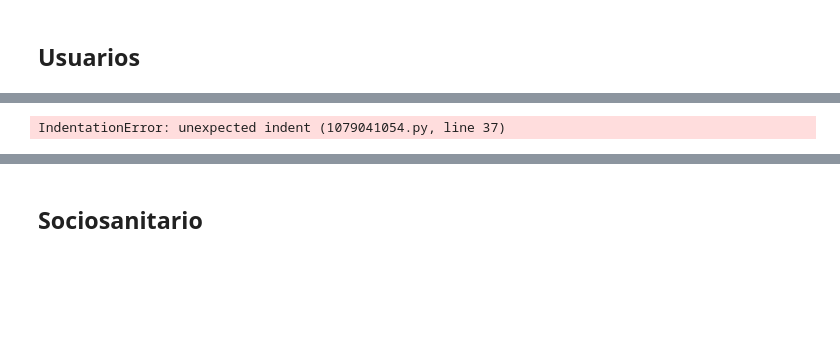
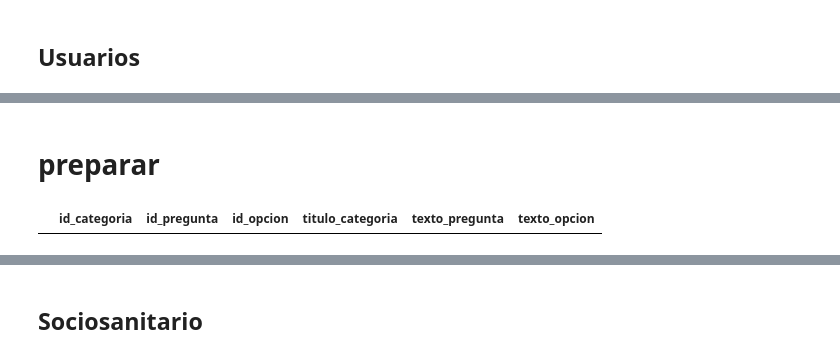
Before and after one commit to JavierRodriguezFontiveros/FELGTBI-, a Jupyter notebook: Api/p.ipynb, the cells around one changed output, grey strips where cells are left out. Cells and saved outputs as stored; diff of their text form; code cells hidden in the pictures; blank space fills up the shorter version.

```diff
--- a/Api/p.ipynb
+++ b/Api/p.ipynb
@@ -239,37 +652,34 @@ conn.commit()
+# %% [markdown]
+# preparar
 # %%
 # Escribe la consulta SQL
-query_usuarios = """
-            SELECT
-                c.id_categoria,
-                p.id_pregunta,
-                o.id_opcion,
-                c.titulo_categoria,
-                p.texto_pregunta,
-                o.texto_opcion
-            FROM
-                categorias_chatbot c
-            JOIN
-                categoria_pregunta_chat_intermed cp ON c.id_categoria = cp.id_categoria
-            JOIN
-                preguntas_chatbot p ON cp.id_pregunta = p.id_pregunta
-            JOIN
-                preguntas_opciones_chatbot po ON p.id_pregunta = po.id_pregunta
-            JOIN
-                opciones_chatbot o ON po.id_opcion = o.id_opcion
-            WHERE
-                c.seccion = 'usuario'
-            ORDER BY
-                c.id_categoria, p.id_pregunta, o.id_opcion;
-            """
+query_sociosanitarios = """
+    SELECT
+        c.id_categoria,
+        p.id_pregunta,
+        o.id_opcion,
+        c.titulo_categoria,
+        p.texto_pregunta,
+        o.texto_opcion
+    FROM
+        categorias_chatbot c
+    JOIN
+        categoria_pregunta_chat_intermed cp ON c.id_categoria = cp.id_categoria
+    JOIN
+        preguntas_chatbot p ON cp.id_pregunta = p.id_pregunta
+    JOIN
+        preguntas_opciones_chatbot po ON p.id_pregunta = po.id_pregunta
+    JOIN
+        opciones_chatbot o ON po.id_opcion = o.id_opcion
+    WHERE
+        c.seccion = 'sociosanitario'
+    ORDER BY
+        c.id_categoria, p.id_pregunta, o.id_opcion;
+"""
 
+# Ejecutar la consulta y obtener el DataFrame
+df = pd.read_sql_query(query_sociosanitarios, conn)
 
-df = pd.read_sql_query(query_usuarios, conn)
-
-# Convertir el DataFrame a JSON
-# Opción 1: Convertir a un diccionario JSON estructurado por filas
-json_data = df.to_json(orient='records', indent=4)
-
-# Mostrar el JSON por consola (opcional)
-print(json_data)
+df
 # %% [output]
-IndentationError: unexpected indent (1079041054.py, line 37)
+|  | id_categoria | id_pregunta | id_opcion | titulo_categoria | texto_pregunta | texto_opcion |
```
Also changed, not shown: parts of 24 cells of this notebook, 6 other files.
